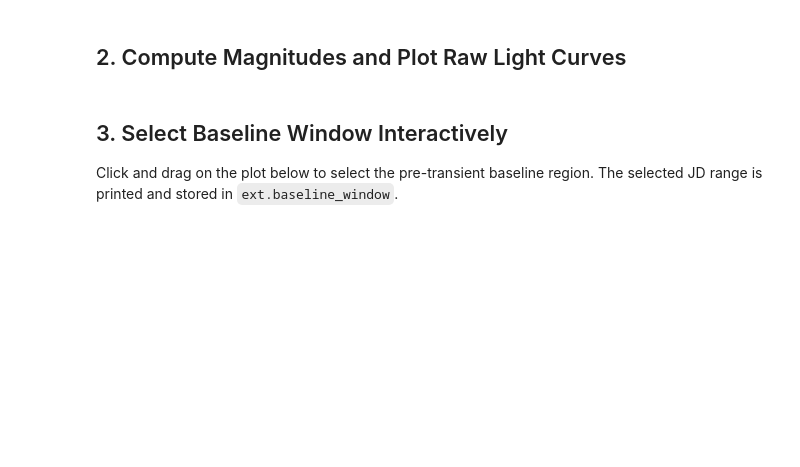
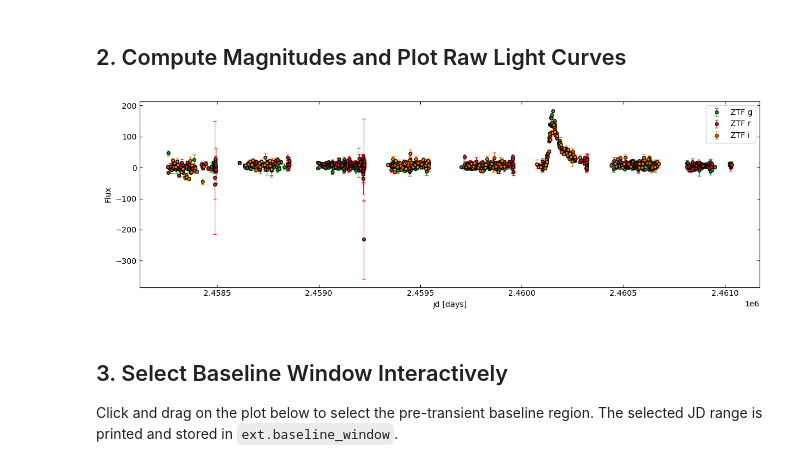
Before and after one commit to itaisfaradi/ZTF_FP_Reduction, a Jupyter notebook: at2023mfm_lc_workflow.ipynb, the cells around one changed output. Drawn from its saved outputs; the diff is of its cells as text; code cells hidden in the pictures; blank space fills up the shorter version.

Commit message:
dev: correct in flux space

```diff
--- a/at2023mfm_lc_workflow.ipynb
+++ b/at2023mfm_lc_workflow.ipynb
@@ -15,13 +24,15 @@ df.head()
 ## 2. Compute Magnitudes and Plot Raw Light Curves
 # %%
 ext = ZTF_FP_Extractor(name="AT2023mfm", df=df)
-ext._set_raw_mag_column()
-ext._set_raw_magerr_column()
+ext._set_flux_ujy_column()
+ext._apply_quality_cuts()
 
 fig, ax = plt.subplots(figsize=(12, 4))
-ext.plot_lc(ax, use_corrected=False)
+ext.plot_lc(ax)
 plt.tight_layout()
 plt.show()
+# %% [output]
+[figure, added]
 # %% [markdown]
 ## 3. Select Baseline Window Interactively
 
```
Also changed, not shown: parts of 5 cells of this notebook, 1 other file.
